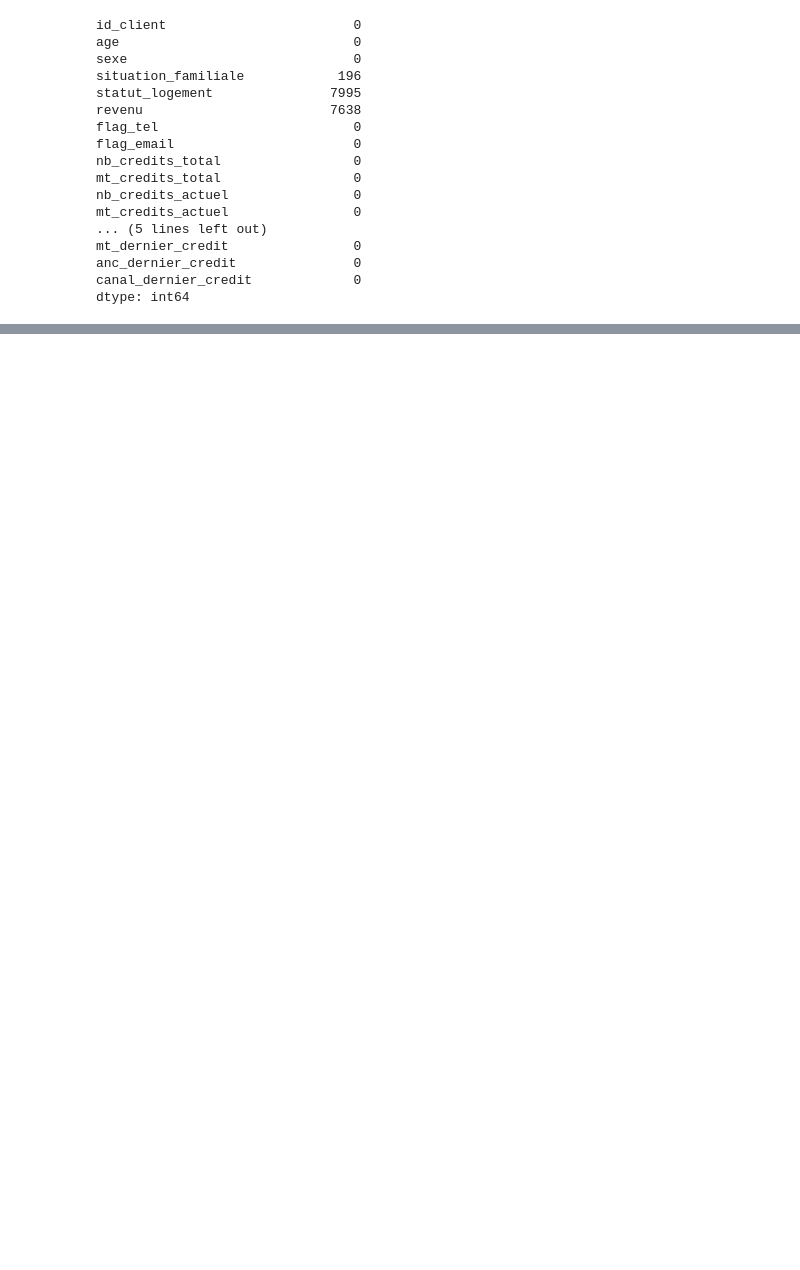
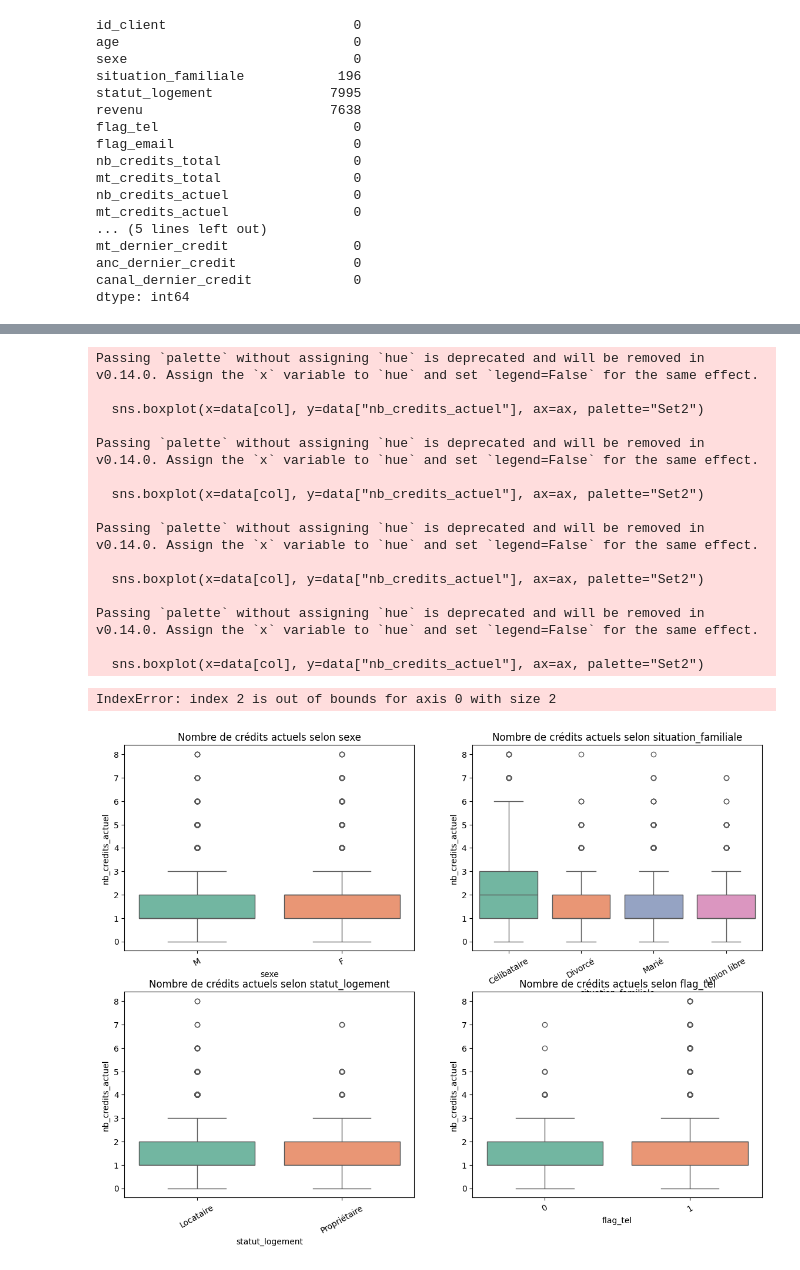
Before and after one commit to ValdesFeudjio/implementation-scoring, a Jupyter notebook: atelier.ipynb, the cells around one changed output, grey strips where cells are left out. Saved outputs shown, nothing was run; the diff lists cells and outputs as text; code cells hidden in the pictures; blank space fills up the shorter version.

```diff
--- a/atelier.ipynb
+++ b/atelier.ipynb
@@ -35,0 +143,33 @@ dtype: int64
+# %%
+import matplotlib.pyplot as plt
+import seaborn as sns
+
+# Création des sous-plots pour les variables qualitatives
+fig, axes = plt.subplots(2, 2, figsize=(14, 10))
+
+for i, col in enumerate(cat_cols):
+    ax = axes[i // 2, i % 2]
+    sns.boxplot(x=data[col], y=data["nb_credits_actuel"], ax=ax, palette="Set2")
+    ax.set_title(f"Nombre de crédits actuels selon {col}")
+    ax.set_xticklabels(ax.get_xticklabels(), rotation=30)
+
+plt.tight_layout()
+plt.show()
+# %% [output]
+Passing `palette` without assigning `hue` is deprecated and will be removed in v0.14.0. Assign the `x` variable to `hue` and set `legend=False` for the same effect.
+
+  sns.boxplot(x=data[col], y=data["nb_credits_actuel"], ax=ax, palette="Set2")
+
+Passing `palette` without assigning `hue` is deprecated and will be removed in v0.14.0. Assign the `x` variable to `hue` and set `legend=False` for the same effect.
+
+  sns.boxplot(x=data[col], y=data["nb_credits_actuel"], ax=ax, palette="Set2")
+
+Passing `palette` without assigning `hue` is deprecated and will be removed in v0.14.0. Assign the `x` variable to `hue` and set `legend=False` for the same effect.
+
+  sns.boxplot(x=data[col], y=data["nb_credits_actuel"], ax=ax, palette="Set2")
+
+Passing `palette` without assigning `hue` is deprecated and will be removed in v0.14.0. Assign the `x` variable to `hue` and set `legend=False` for the same effect.
+
+  sns.boxplot(x=data[col], y=data["nb_credits_actuel"], ax=ax, palette="Set2")
+IndexError: index 2 is out of bounds for axis 0 with size 2
+[figure, added]
```
Also changed, not shown: parts of 17 cells of this notebook, 5 other files.
